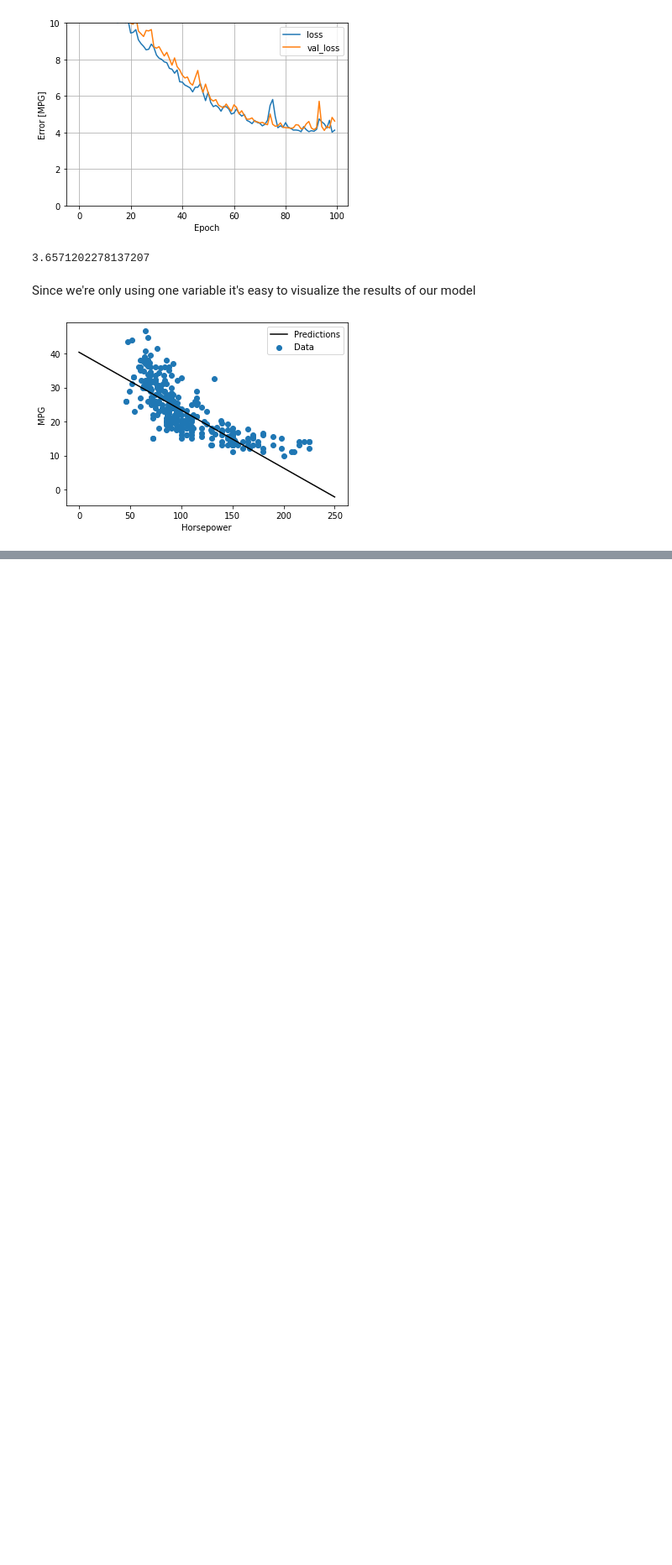
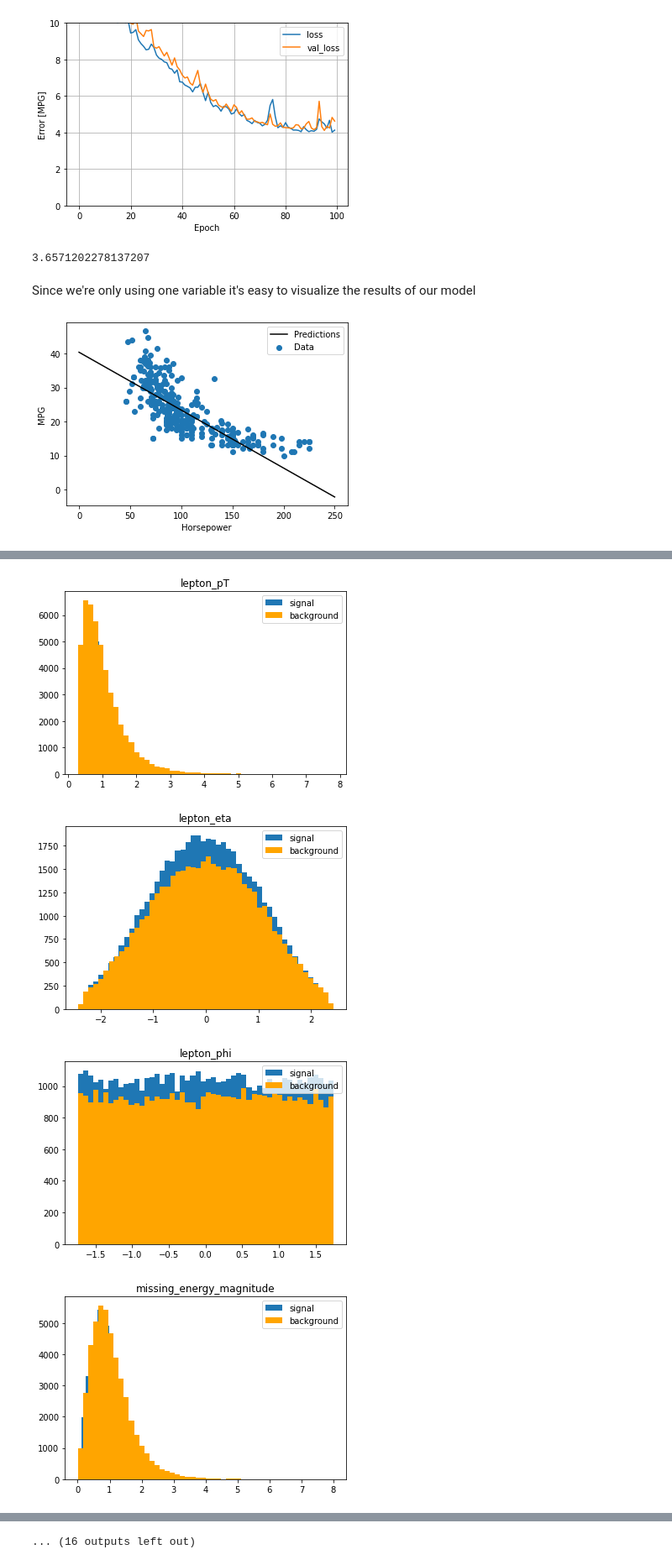
Before and after one commit to savvy379/codashep_ml_2022, a Jupyter notebook: lecture1_intro/Intro_to_ML_and_BDTs.ipynb, the cells around one changed output, grey strips where cells are left out. Shown at 84% size. Drawn from its saved outputs; the diff is of its cells as text; code cells hidden in the pictures; blank space fills up the shorter version.

Commit message:
adding bdt higgs example

```diff
--- a/lecture1_intro/Intro_to_ML_and_BDTs.ipynb
+++ b/lecture1_intro/Intro_to_ML_and_BDTs.ipynb
@@ -546,0 +562,6 @@ plot_horsepower(x, y)
+# %%
+## get the data
+from sklearn.datasets import fetch_openml
+
+data = fetch_openml('Higgs')
+X, y = data['data'], data['target']
@@ -546,0 +620,12 @@ plot_horsepower(x, y)
+# %%
+y=y[pd.notnull(X['jet4phi'])]
+y=y[pd.notnull(X['jet4b-tag'])]
+y=y[pd.notnull(X['m_jj'])]
+y=y[pd.notnull(X['m_jjj'])]
+y=y[pd.notnull(X['m_lv'])]
+y=y[pd.notnull(X['m_jlv'])]
+y=y[pd.notnull(X['m_bb'])]
+y=y[pd.notnull(X['m_wbb'])]
+y=y[pd.notnull(X['m_wwbb'])]
+# %%
+X = X.dropna()
@@ -546,0 +634,13 @@ plot_horsepower(x, y)
+# %%
+# Loop over the features and plot a histogram, signal
+for i in range(len(data['feature_names'])):
+    plt.hist(X[y==1].iloc[:,i], bins=50, label='signal')
+    plt.hist(X[y==0].iloc[:,i], bins=50, color='orange', label='background')
+    plt.title(data['feature_names'][i])
+    plt.legend(loc='upper right')
+    plt.show()
+# %% [output]
+[figure, added]
+[figure, added]
+[figure, added]
+[figure, added]
@@ -546,0 +655 @@ plot_horsepower(x, y)
+... (16 outputs left out)
```
Also changed, not shown: parts of 44 cells of this notebook.
